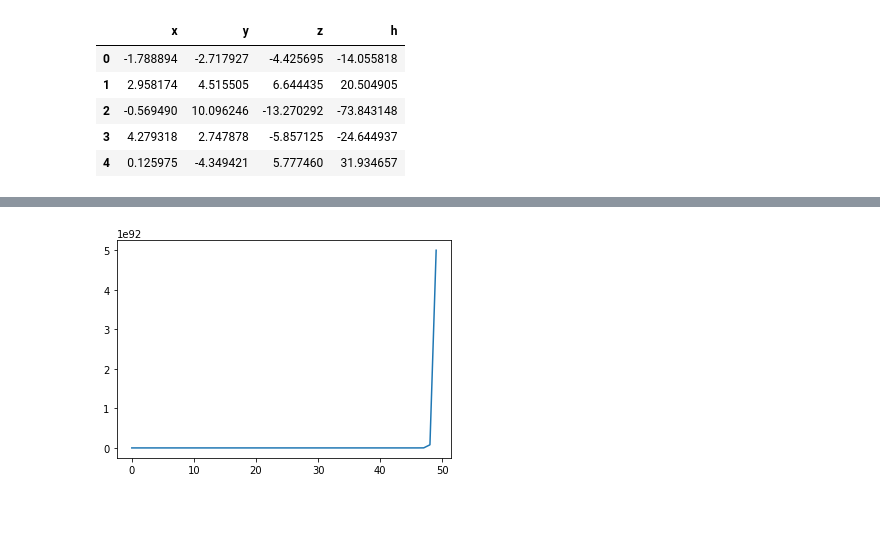
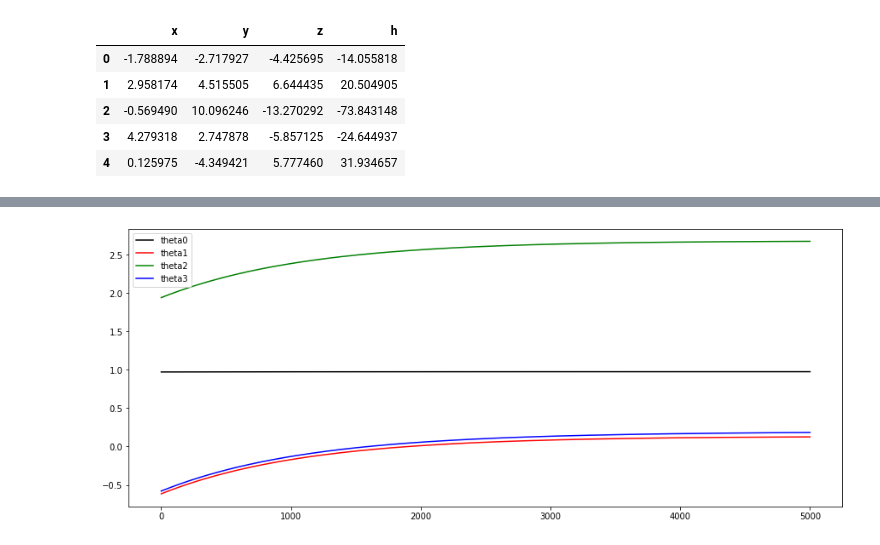
Before and after one commit to BaeHyungjun/2020-1-MachineLearning, a Jupyter notebook: 20152410_배형준_머신러닝_과제4.ipynb, the cells around one changed output, grey strips where cells are left out. Saved outputs shown, nothing was run; the diff lists cells and outputs as text; code cells hidden in the pictures; blank space fills up the shorter version.

```diff
--- a/20152410_배형준_머신러닝_과제4.ipynb
+++ b/20152410_배형준_머신러닝_과제4.ipynb
@@ -69,5 +85,5 @@ plt.show()
 # %%
-def make_regression(X_train, Y_train, X_test, Y_test):
+def make_regression(X_train, Y_train, X_test, Y_test, seed):
 
     # set random initial condition of parameters
 
@@ -78,6 +94,7 @@ def make_regression(X_train, Y_train, X_test, Y_test):
     Y_train = np.array(Y_train).reshape(-1, 1)
     Y_test = np.array(Y_test).reshape(-1, 1)
 
+    np.random.seed(seed)
     initial_theta = np.random.randn(4, 1)
     record_theta = initial_theta.T
 
@@ -90,12 +107,12 @@ def make_regression(X_train, Y_train, X_test, Y_test):
     temp_theta = initial_theta
     temp_train_loss = initial_train_loss
 
-    learning_rate = 0.0001
-    error_bound = 0.001
+    learning_rate = 10**(-8)
+    error_bound = 10**(-3)
 
     # model learning
 
-    for i in range(500):
+    while True:
         # calculate gradient
         gradient_theta = (X_train.T.dot(X_train).dot(temp_theta) - X_train.T.dot(Y_train)) / m
 
@@ -113,11 +130,13 @@ def make_regression(X_train, Y_train, X_test, Y_test):
         list_test_loss.append(float(test_loss))
 
         # stopping rule
-        if temp_train_loss > next_train_loss and temp_train_loss - next_train_loss < error_bound:
+        if len(list_train_loss) > 5000:
+            if temp_train_loss > next_train_loss and temp_train_loss - next_train_loss < error_bound:
                 break
-        if len(list_train_loss) > 250:
             if list_train_loss[-1] > list_train_loss[-10]:
-                break
+                break # 초기값이나 학습률의 문제로 loss가 발산했을 때 학습을 멈추고 함수를 고치기 위한 용도
+            if len(list_train_loss) < 10000:
+                break # 초기값이나 학습률의 문제로 loss가 발산했을 때 학습을 멈추고 함수를 고치기 위한 용도
 
         temp_train_loss = next_train_loss
 
@@ -127,2 +152,2 @@ def make_regression(X_train, Y_train, X_test, Y_test):
 # %%
-result_theta, record_theta, list_train_loss, list_test_loss = make_regression(X_train, Y_train, X_test, Y_test)
+result_theta_568, record_theta_568, list_train_loss_568, list_test_loss_568 = make_regression(X_train, Y_train, X_test, Y_test, 568)
@@ -139,5 +154,12 @@ plt.show()
-# %%
-plt.plot(list_train_loss[:50])
-plt.show()
-# %% [output]
-[figure, removed]
+# %%
+# plot of theta0 ~ theta3
+
+plt.figure(figsize=(15, 6))
+plt.plot(record_theta_568[:, 0], 'k', label='theta0')
+plt.plot(record_theta_568[:, 1], 'r', label='theta1')
+plt.plot(record_theta_568[:, 2], 'g', label='theta2')
+plt.plot(record_theta_568[:, 3], 'b', label='theta3')
+plt.legend(loc='best')
+plt.show()
+# %% [output]
+[figure, added]
```
Also changed, not shown: parts of 17 cells of this notebook.
